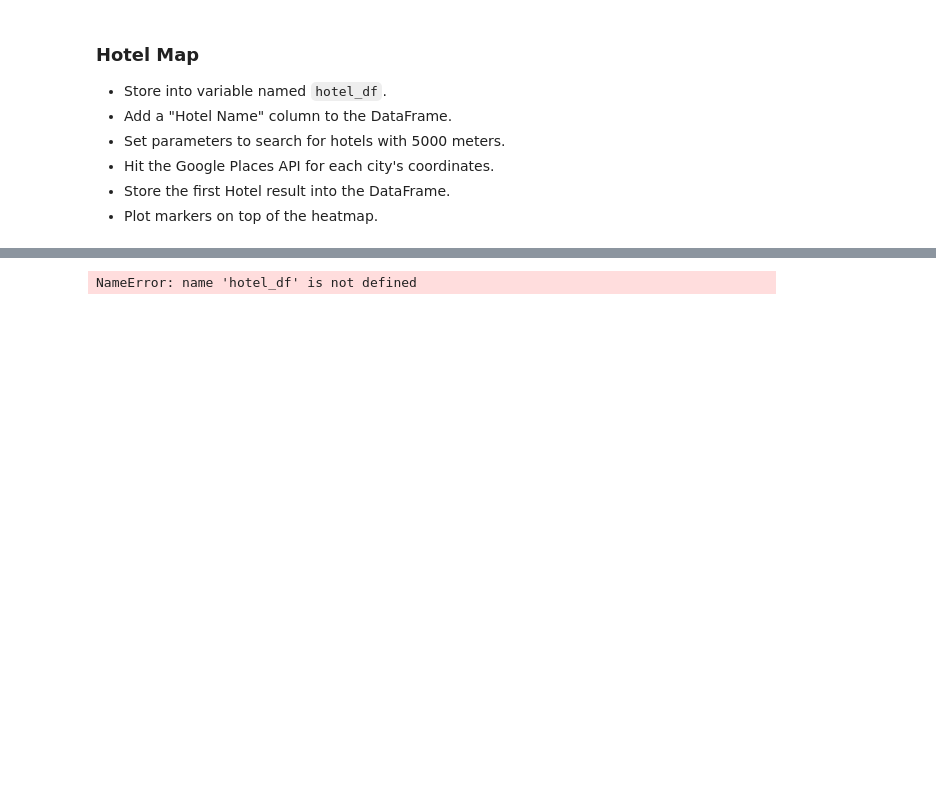
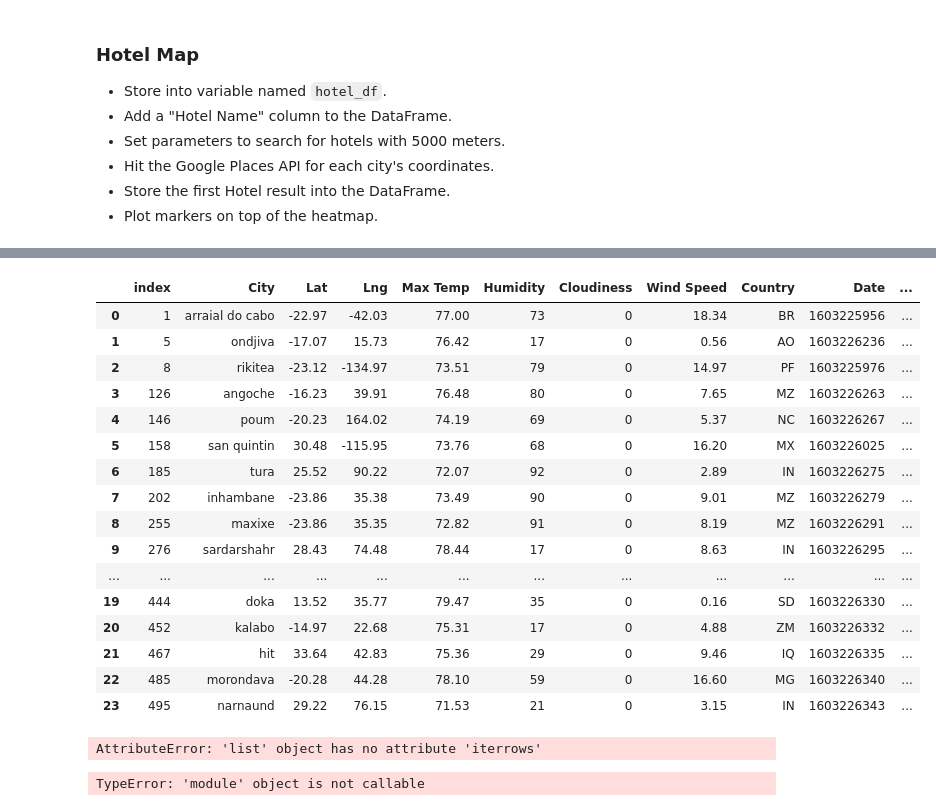
Before and after one commit to benwbarr/Python-API, a Jupyter notebook: VacationPy/VacationPy.ipynb, the cells around one changed output, grey strips where cells are left out. Drawn from its saved outputs; the diff is of its cells as text; code cells hidden in the pictures; blank space fills up the shorter version.

```diff
--- a/VacationPy/VacationPy.ipynb
+++ b/VacationPy/VacationPy.ipynb
@@ -78,0 +74,8 @@ max_temp.head()
+# %%
+max_temp = dropna[dropna['Max Temp'] < 80]
+min_temp = max_temp[max_temp['Max Temp'] > 70]
+cloudiness = min_temp[min_temp['Cloudiness'] == 0]
+ideal_conditions = cloudiness[cloudiness['Wind Speed'] < 20]
+ideal_conditions = ideal_conditions.dropna()
+indexed_ideal_conditions = ideal_conditions.reset_index()
+indexed_ideal_conditions
@@ -87,3 +121,48 @@ max_temp.head()
+# %%
+# Hotel variable
+hotels = []
+base_url = 'https://maps.googleapis.com/maps/api/place/nearbysearch/json'
+params = { 'types': 'lodging', 'radius': 50000000, 'key': g_key}
+# Loop for closest hotel
+for city in range(len(indexed_ideal_conditions['City'])):
+    lat = indexed_ideal_conditions.loc[city]['Lat']
+    lng = indexed_ideal_conditions.loc[city]['Lng']
+
+    city_coords = f'{lat},{lng}'
+    params['location'] = city_coords
+
+    request = requests.get(base_url, params=params)
+    response = request.json()
+
+    try:
+        hotels.append(response['results'][0]['name'])
+    except:
+        hotels.append('No close hotel found')
+
+# Nearest hotel
+indexed_ideal_conditions['Hotel Name'] = hotels
+hotel_df = indexed_ideal_conditions
+hotel_df
+
+#I can't get any hotel names to show up. I have tried many different things and cant get this to work.
+# %% [output]
+|  | index | City | Lat | Lng | Max Temp | Humidity | Cloudiness | Wind Speed | Country | Date | ... |
+| 0 | 1 | arraial do cabo | -22.97 | -42.03 | 77.00 | 73 | 0 | 18.34 | BR | 1603225956 | ... |
+| 1 | 5 | ondjiva | -17.07 | 15.73 | 76.42 | 17 | 0 | 0.56 | AO | 1603226236 | ... |
+| 2 | 8 | rikitea | -23.12 | -134.97 | 73.51 | 79 | 0 | 14.97 | PF | 1603225976 | ... |
+| 3 | 126 | angoche | -16.23 | 39.91 | 76.48 | 80 | 0 | 7.65 | MZ | 1603226263 | ... |
+| 4 | 146 | poum | -20.23 | 164.02 | 74.19 | 69 | 0 | 5.37 | NC | 1603226267 | ... |
+| 5 | 158 | san quintin | 30.48 | -115.95 | 73.76 | 68 | 0 | 16.20 | MX | 1603226025 | ... |
+| 6 | 185 | tura | 25.52 | 90.22 | 72.07 | 92 | 0 | 2.89 | IN | 1603226275 | ... |
+| 7 | 202 | inhambane | -23.86 | 35.38 | 73.49 | 90 | 0 | 9.01 | MZ | 1603226279 | ... |
+| 8 | 255 | maxixe | -23.86 | 35.35 | 72.82 | 91 | 0 | 8.19 | MZ | 1603226291 | ... |
+| 9 | 276 | sardarshahr | 28.43 | 74.48 | 78.44 | 17 | 0 | 8.63 | IN | 1603226295 | ... |
+| ... | ... | ... | ... | ... | ... | ... | ... | ... | ... | ... | ... |
+| 19 | 444 | doka | 13.52 | 35.77 | 79.47 | 35 | 0 | 0.16 | SD | 1603226330 | ... |
+| 20 | 452 | kalabo | -14.97 | 22.68 | 75.31 | 17 | 0 | 4.88 | ZM | 1603226332 | ... |
+| 21 | 467 | hit | 33.64 | 42.83 | 75.36 | 29 | 0 | 9.46 | IQ | 1603226335 | ... |
+| 22 | 485 | morondava | -20.28 | 44.28 | 78.10 | 59 | 0 | 16.60 | MG | 1603226340 | ... |
+| 23 | 495 | narnaund | 29.22 | 76.15 | 71.53 | 21 | 0 | 3.15 | IN | 1603226343 | ... |
 # %%
 # NOTE: Do not change any of the code in this cell
 
@@ -97,12 +176,17 @@ info_box_template = """
 """
 # Store the DataFrame Row
 # NOTE: be sure to update with your DataFrame name
-hotel_info = [info_box_template.format(**row) for index, row in hotel_df.iterrows()]
+hotel_df = [info_box_template.format(**row) for index, row in hotel_df.iterrows()]
 locations = hotel_df[["Lat", "Lng"]]
 # %% [output]
-NameError: name 'hotel_df' is not defined
+AttributeError: 'list' object has no attribute 'iterrows'
 # %%
+# I belive this code is correct
+marker = gmaps.marker(loc, info_box_content=hotel_df)
+
 # Add marker layer ontop of heat map
-
-
+fig.add_layer(marker)
 # Display figure
+fig
+# %% [output]
+TypeError: 'module' object is not callable
```
Also changed, not shown: parts of 6 cells of this notebook, 1 other file.
